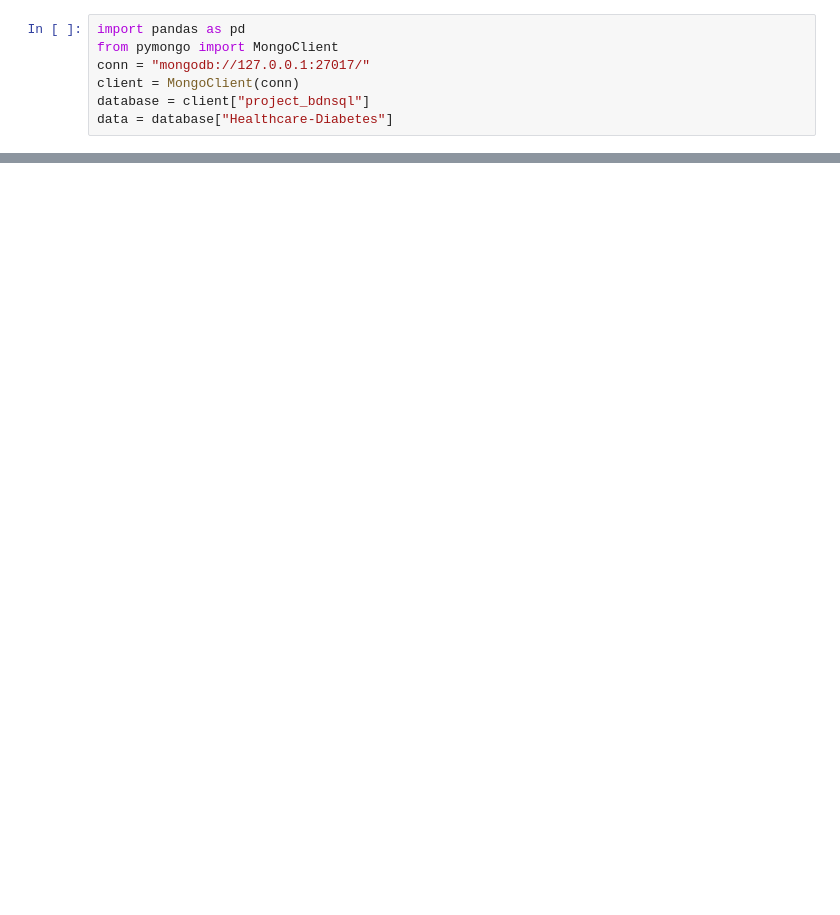
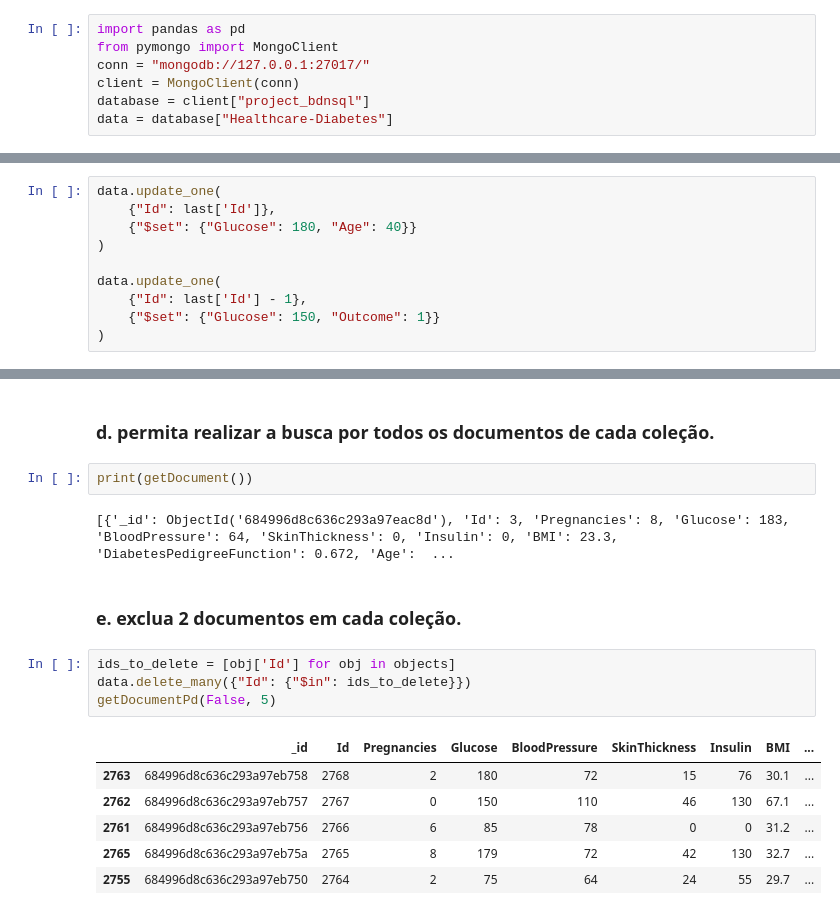
Before and after one commit to GabrielKuiawa/Projeto-final-da-disciplina-Banco-de-Dados-NoSQL, a Jupyter notebook: project bdnsql.ipynb, the cells around one changed output, grey strips where cells are left out. Cells and saved outputs as stored; diff of their text form; blank space fills up the shorter version.

```diff
--- a/project bdnsql.ipynb
+++ b/project bdnsql.ipynb
@@ -23,0 +74,10 @@ pd.DataFrame(list(data.find()))
+# %%
+data.update_one(
+    {"Id": last['Id']},
+    {"$set": {"Glucose": 180, "Age": 40}}
+)
+
+data.update_one(
+    {"Id": last['Id'] - 1},
+    {"$set": {"Glucose": 150, "Outcome": 1}}
+)
@@ -23,0 +92,19 @@ pd.DataFrame(list(data.find()))
+# %% [markdown]
+### d. permita realizar a busca por todos os documentos de cada coleção.
+# %%
+print(getDocument())
+# %% [output]
+[{'_id': ObjectId('684996d8c636c293a97eac8d'), 'Id': 3, 'Pregnancies': 8, 'Glucose': 183, 'BloodPressure': 64, 'SkinThickness': 0, 'Insulin': 0, 'BMI': 23.3, 'DiabetesPedigreeFunction': 0.672, 'Age':  ...
+# %% [markdown]
+### e. exclua 2 documentos em cada coleção.
+# %%
+ids_to_delete = [obj['Id'] for obj in objects]
+data.delete_many({"Id": {"$in": ids_to_delete}})
+getDocumentPd(False, 5)
+# %% [output]
+|  | _id | Id | Pregnancies | Glucose | BloodPressure | SkinThickness | Insulin | BMI | ... |
+| 2763 | 684996d8c636c293a97eb758 | 2768 | 2 | 180 | 72 | 15 | 76 | 30.1 | ... |
+| 2762 | 684996d8c636c293a97eb757 | 2767 | 0 | 150 | 110 | 46 | 130 | 67.1 | ... |
+| 2761 | 684996d8c636c293a97eb756 | 2766 | 6 | 85 | 78 | 0 | 0 | 31.2 | ... |
+| 2765 | 684996d8c636c293a97eb75a | 2765 | 8 | 179 | 72 | 42 | 130 | 32.7 | ... |
+| 2755 | 684996d8c636c293a97eb750 | 2764 | 2 | 75 | 64 | 24 | 55 | 29.7 | ... |
```
Also changed, not shown: parts of 13 cells of this notebook.
